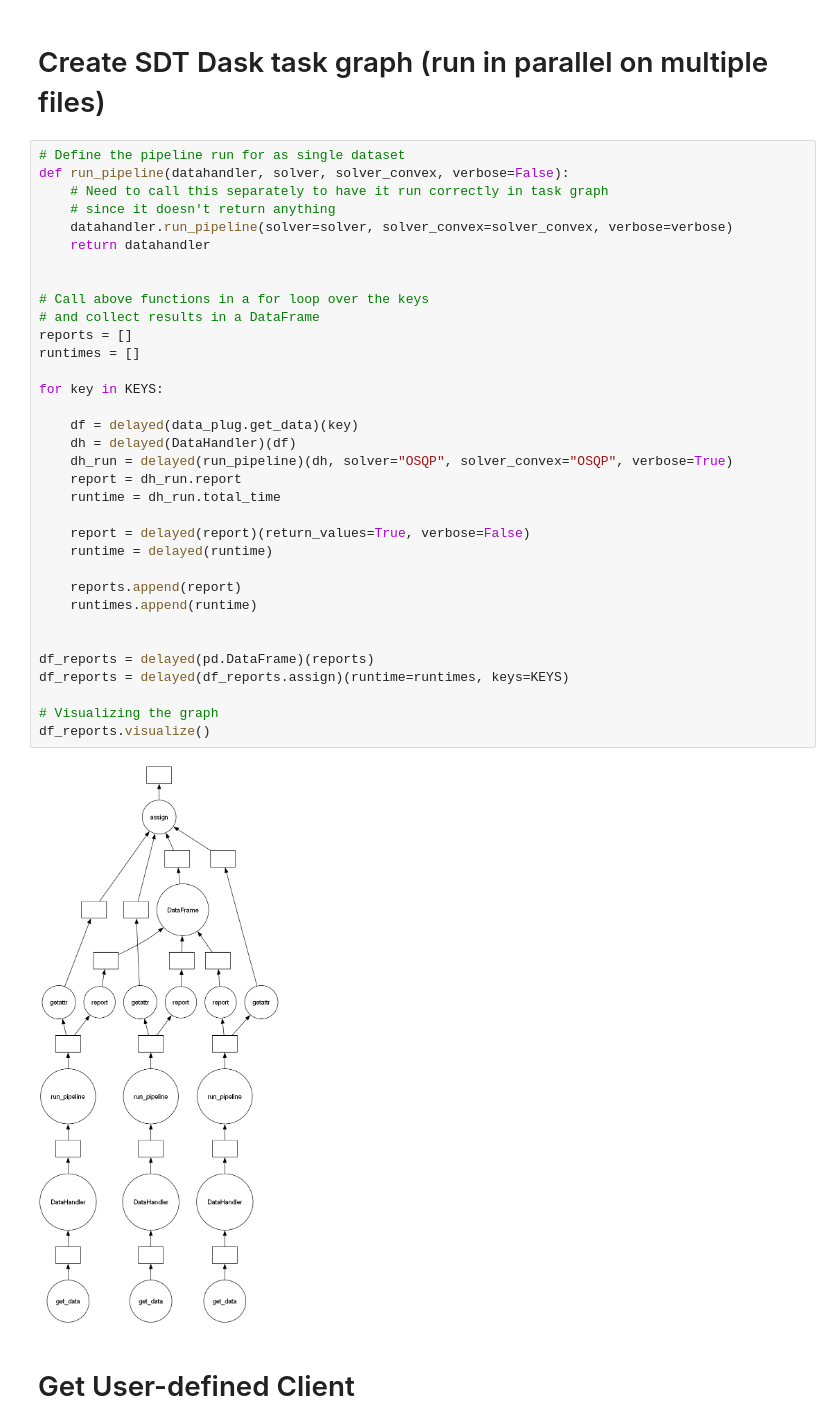
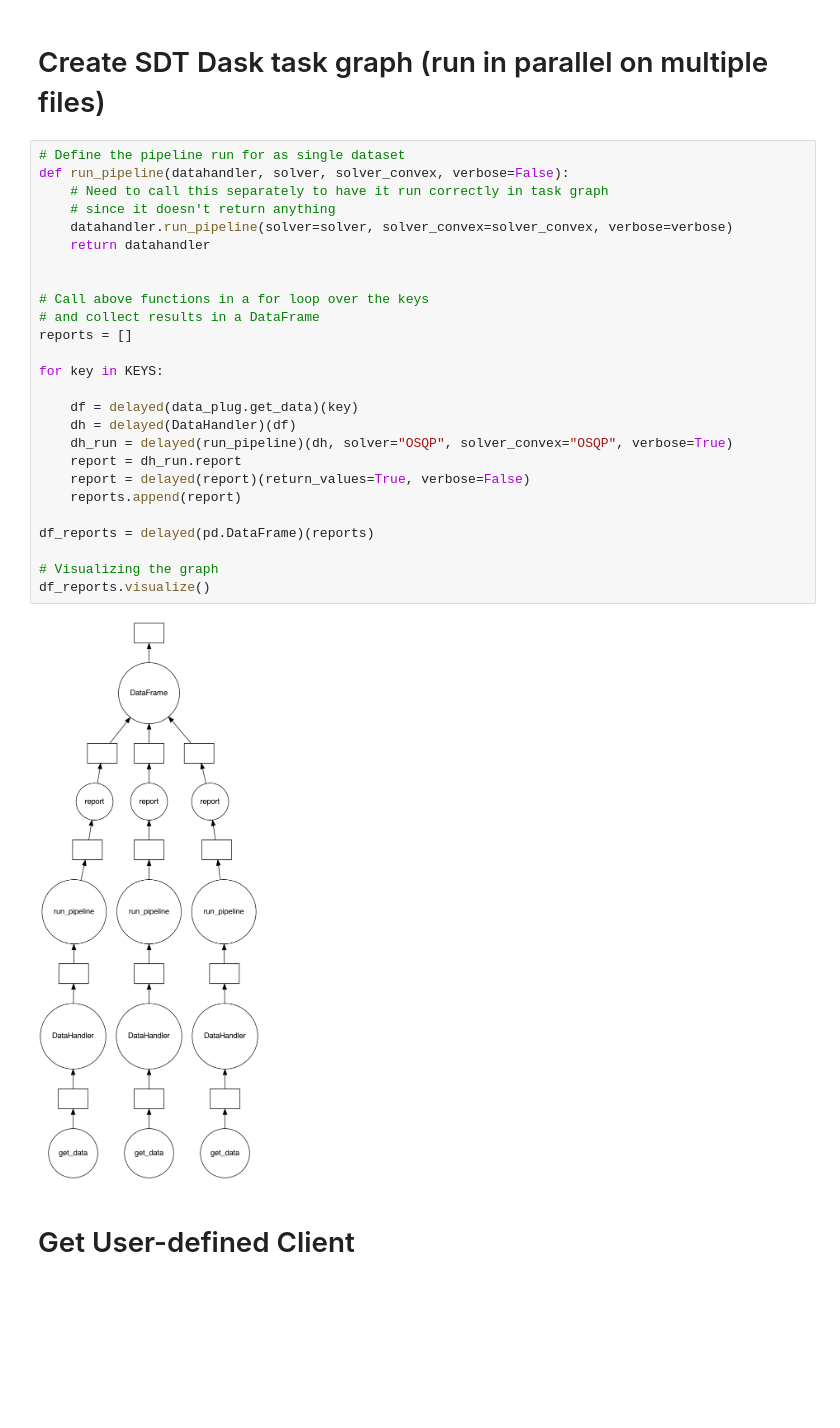
Before and after one commit to slacgismo/solar-data-tools, a Jupyter notebook: sdt_dask/examples/tool_demo_local_pvdaq.ipynb, the cells around one changed output. Saved outputs shown, nothing was run; the diff lists cells and outputs as text; blank space fills up the shorter version.

```diff
--- a/sdt_dask/examples/tool_demo_local_pvdaq.ipynb
+++ b/sdt_dask/examples/tool_demo_local_pvdaq.ipynb
@@ -51,38 +51,30 @@ data_plug.get_data(KEYS[1])
 # %%
 # Define the pipeline run for as single dataset
 def run_pipeline(datahandler, solver, solver_convex, verbose=False):
     # Need to call this separately to have it run correctly in task graph
     # since it doesn't return anything
     datahandler.run_pipeline(solver=solver, solver_convex=solver_convex, verbose=verbose)
     return datahandler
 
 
 # Call above functions in a for loop over the keys
 # and collect results in a DataFrame
 reports = []
-runtimes = []
 
 for key in KEYS:
 
     df = delayed(data_plug.get_data)(key)
     dh = delayed(DataHandler)(df)
     dh_run = delayed(run_pipeline)(dh, solver="OSQP", solver_convex="OSQP", verbose=True)
     report = dh_run.report
-    runtime = dh_run.total_time
-
     report = delayed(report)(return_values=True, verbose=False)
-    runtime = delayed(runtime)
-
     reports.append(report)
-    runtimes.append(runtime)
-
 
 df_reports = delayed(pd.DataFrame)(reports)
-df_reports = delayed(df_reports.assign)(runtime=runtimes, keys=KEYS)
 
 # Visualizing the graph
 df_reports.visualize()
 # %% [output]
-[figure, old version]
+[figure, new version]
 # %% [markdown]
 # Get User-defined Client
```
Also changed, not shown: parts of 9 cells of this notebook, 27 other files.
